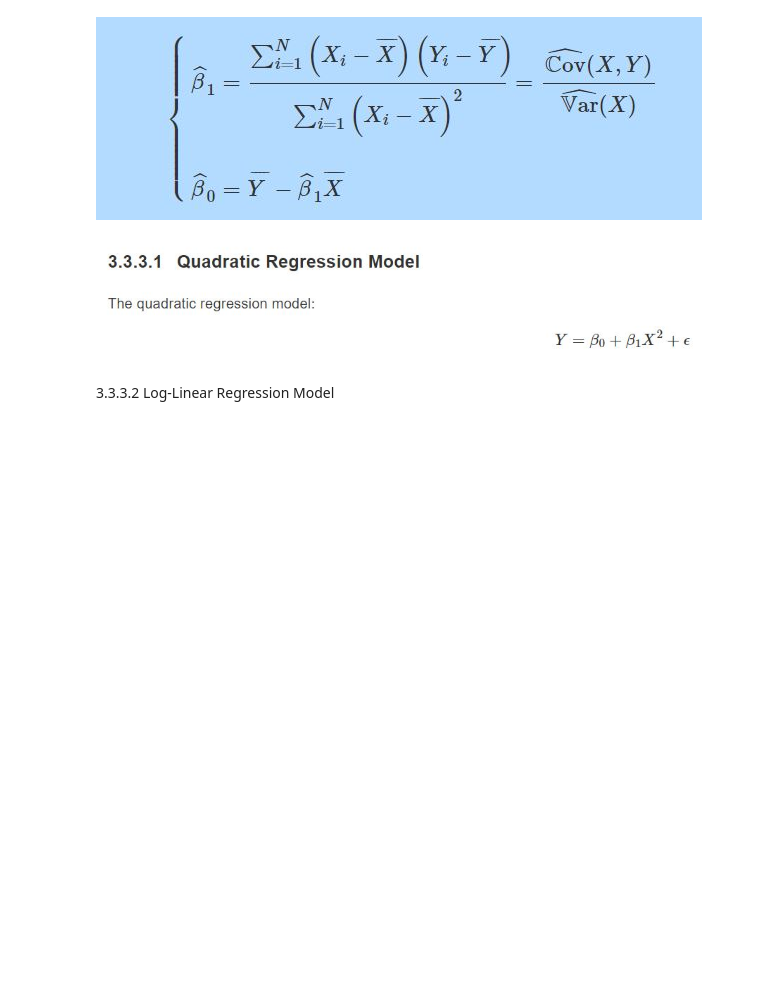
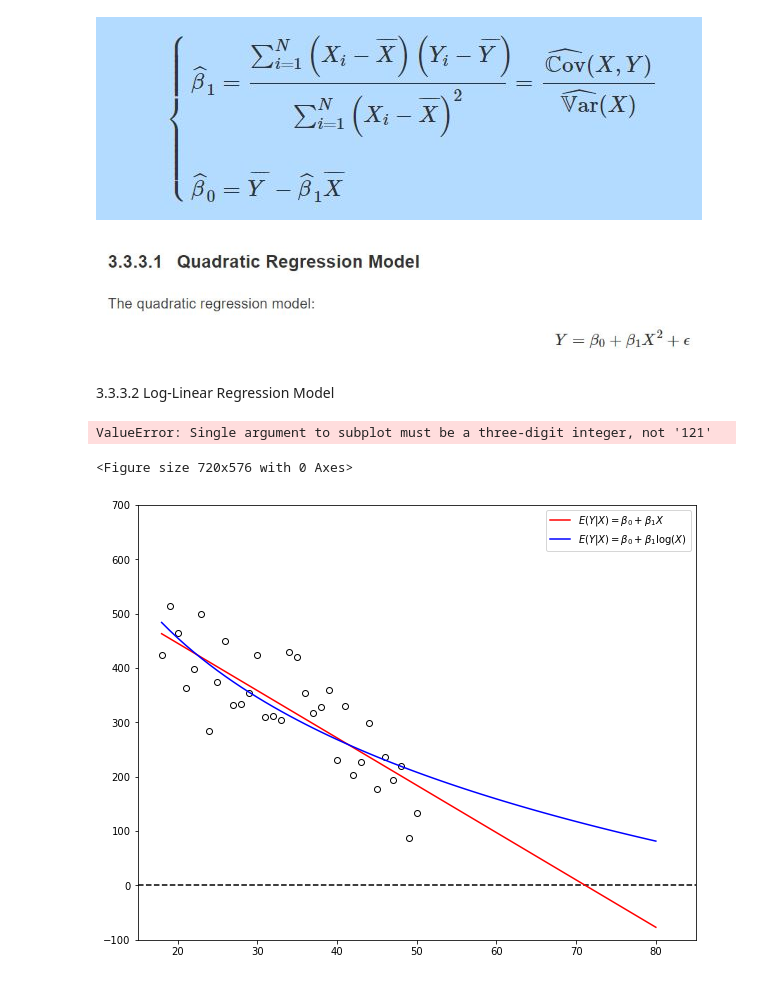
Before and after one commit to ClementGalvier/Homeworks, a Jupyter notebook: Econometrics/3.1 General concepts.ipynb, the cells around one changed output. Cells and saved outputs as stored; diff of their text form; code cells hidden in the pictures; blank space fills up the shorter version.

```diff
--- a/Econometrics/3.1 General concepts.ipynb
+++ b/Econometrics/3.1 General concepts.ipynb
@@ -387,3 +387,58 @@ Image('QRM.jpg')
 [figure]
 # %% [markdown]
 3.3.3.2 Log-Linear Regression Model
+# %%
+np.random.seed(123)
+#
+N = 1000
+beta_0 = 0.8
+beta_1 = 4
+x = np.linspace(start = 0, stop = 1, num = N)
+e = np.random.normal(loc = 0, scale = 1, size = len(x))
+y = np.exp(beta_0 + beta_1 * x + e)
+#
+fig = plt.figure(num = 3, figsize = (10, 8))
+ax = fig.add_subplot('121')
+_ = ax.hist(y, bins = 20,
+    histtype = 'bar', color = "cornflowerblue", ec = 'black')
+_ = ax.set_title("Histogram of $Y$")
+ax = fig.add_subplot('122')
+_ = ax.hist(np.log(y), bins = 20,
+    histtype = 'bar', color = "cornflowerblue", ec = 'black')
+_ = ax.set_title("Histogram of $\\log(Y)$")
+plt.show()
+# %% [output]
+ValueError: Single argument to subplot must be a three-digit integer, not '121'
+<Figure size 720x576 with 0 Axes>
+# %%
+np.random.seed(123)
+#
+beta_0 = 1200
+beta_1 = -250
+x = np.array(range(18, 51))
+max_x = 80
+e = np.random.normal(loc = 0, scale = 50, size = len(x))
+y = beta_0 + beta_1 * np.log(x) + e
+# Estimate a Linear-Linear and Linear-Log model:
+mdl_1 = sm.OLS(y, sm.add_constant(x)).fit()
+y1 = mdl_1.params[0] + mdl_1.params[1] * np.array(range(18, max_x + 1))
+mdl_2 = sm.OLS(y, sm.add_constant(np.log(x))).fit()
+y2 = mdl_2.params[0] + mdl_2.params[1] * np.log(np.array(range(18, max_x + 1)))
+# %%
+
+
+
+# Plot the sample data and the fitted values:
+_ = plt.figure(num = 5, figsize = (10, 8))
+_ = plt.plot(x, y, linestyle = "None", marker = "o", color = "black", markerfacecolor = 'None')
+_ = plt.ylim((-100, 700))
+_ = plt.xlim((15, max_x + 5))
+_ = plt.axhline(y = 0, linestyle = "--", color = "black")
+_ = plt.plot(np.array(range(18, max_x + 1)), y1,
+         linestyle = "-", color = "red", label = "$E(Y|X) = \\beta_0 + \\beta_1 X$")
+_ = plt.plot(np.array(range(18, max_x + 1)), y2,
+         linestyle = "-", color = "blue", label = "$E(Y|X) = \\beta_0 + \\beta_1 \\log(X)$")
+_ = plt.legend()
+plt.show()
+# %% [output]
+[figure, added]
```
Also changed, not shown: parts of 3 cells of this notebook, 3 other files.
